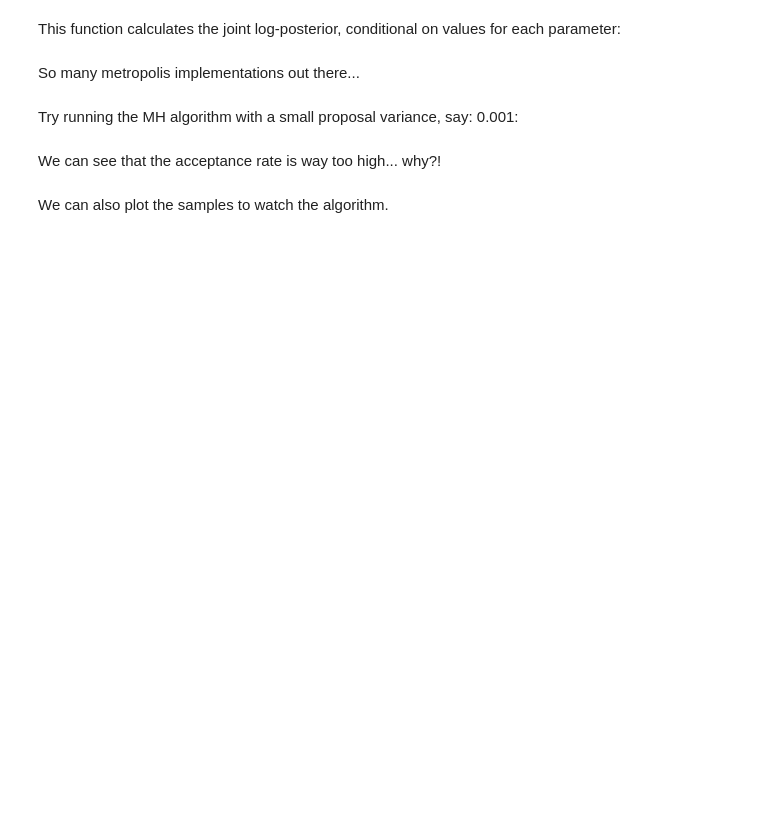
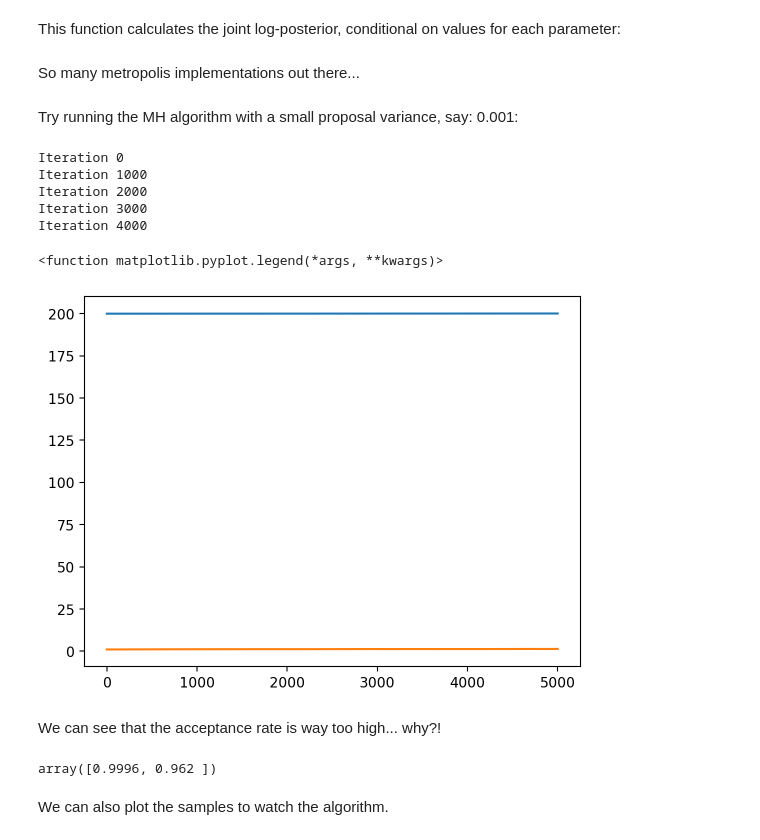
Before and after one commit to abbystokes/Big-Data-in-Astro, a Jupyter notebook: Week 4/lecture06.ipynb, the cells around one changed output. Drawn from its saved outputs; the diff is of its cells as text; code cells hidden in the pictures; blank space fills up the shorter version.

```diff
--- a/Week 4/lecture06.ipynb
+++ b/Week 4/lecture06.ipynb
@@ -584,8 +620,9 @@ def calc_posterior(a, b, y=y, x=x, dy=dy):
     # Calculate joint posterior, given values for a and b
 
     # YOUR CODE HERE
+
     # Priors on a,b
-    logp = dnorm(a, 80, 40) + dnorm(b, 2, 1)
+    logp = dnorm(a, 170, 40) + dnorm(b, 2, 1)
     # Calculate mu
     mu = a + b*x
     # Data likelihood (I suggest norm.logpdf...)
@@ -599,7 +636,7 @@ rnorm = np.random.normal
 runif = np.random.rand
 np.random.seed(42)
 
-def metropolis(n_iterations, initial_values, prop_var=1):
+def metropolis(n_iterations, initial_values, prop_var=0.001):
 
     n_params = len(initial_values)
 
@@ -664,13 +701,28 @@ def metropolis(n_iterations, initial_values, prop_var=1):
 Try running the MH algorithm with a small proposal variance, say: 0.001:
 # %%
 n_iter = 5000
+x0=(200,1)
 
 # YOUR CODE HERE
-# trace, acc = metropolis( ...
+trace, acc = metropolis(n_iter,x0)
+# %% [output]
+Iteration 0
+Iteration 1000
+Iteration 2000
+Iteration 3000
+Iteration 4000
+# %%
+plt.plot(trace)
+plt.legend
+# %% [output]
+<function matplotlib.pyplot.legend(*args, **kwargs)>
+[figure, added]
 # %% [markdown]
 We can see that the acceptance rate is way too high... why?!
 # %%
-# np.array(acc, float)/n_iter
+np.array(acc, float)/n_iter
+# %% [output]
+array([0.9996, 0.962 ])
 # %% [markdown]
 We can also plot the samples to watch the algorithm.
 # %%
```
Also changed, not shown: parts of 18 cells of this notebook, 19 other files.
